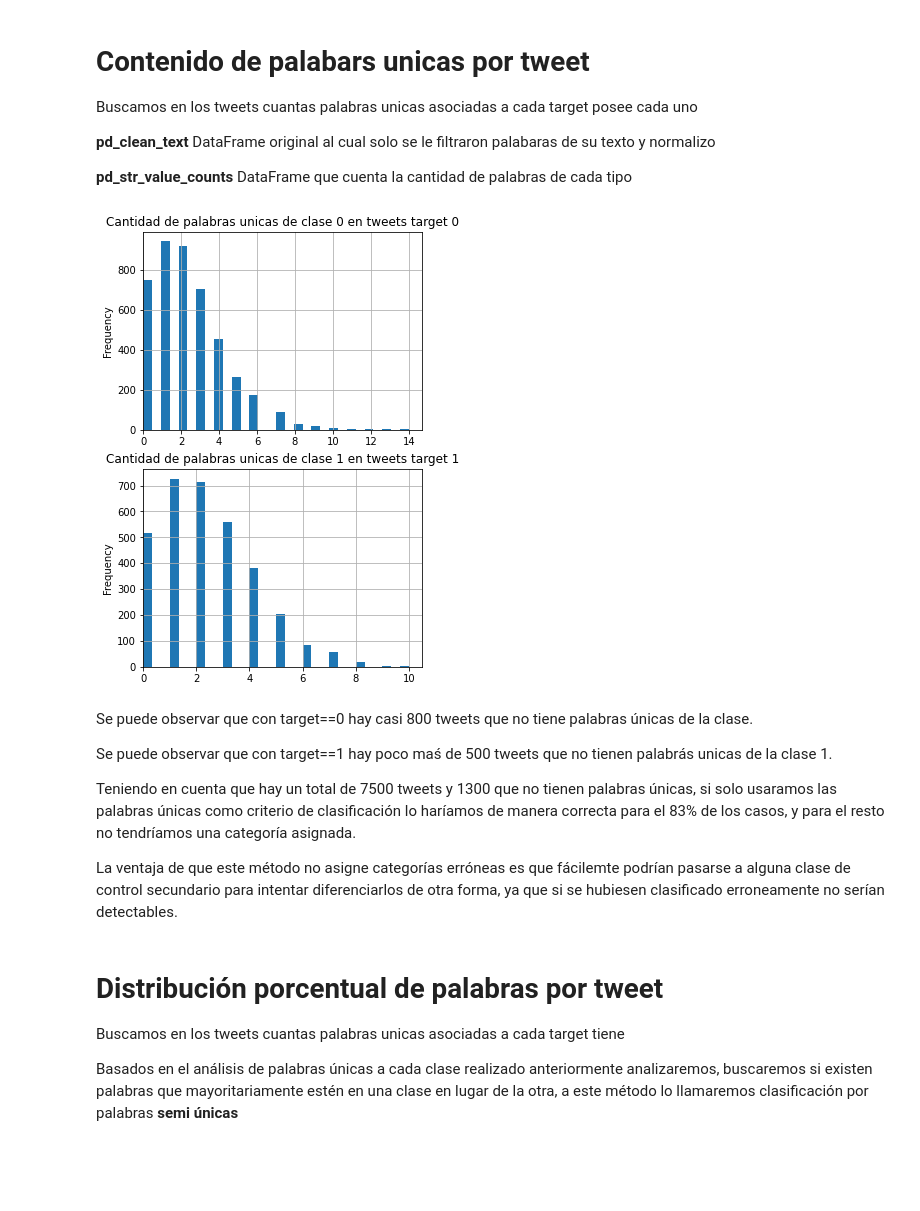
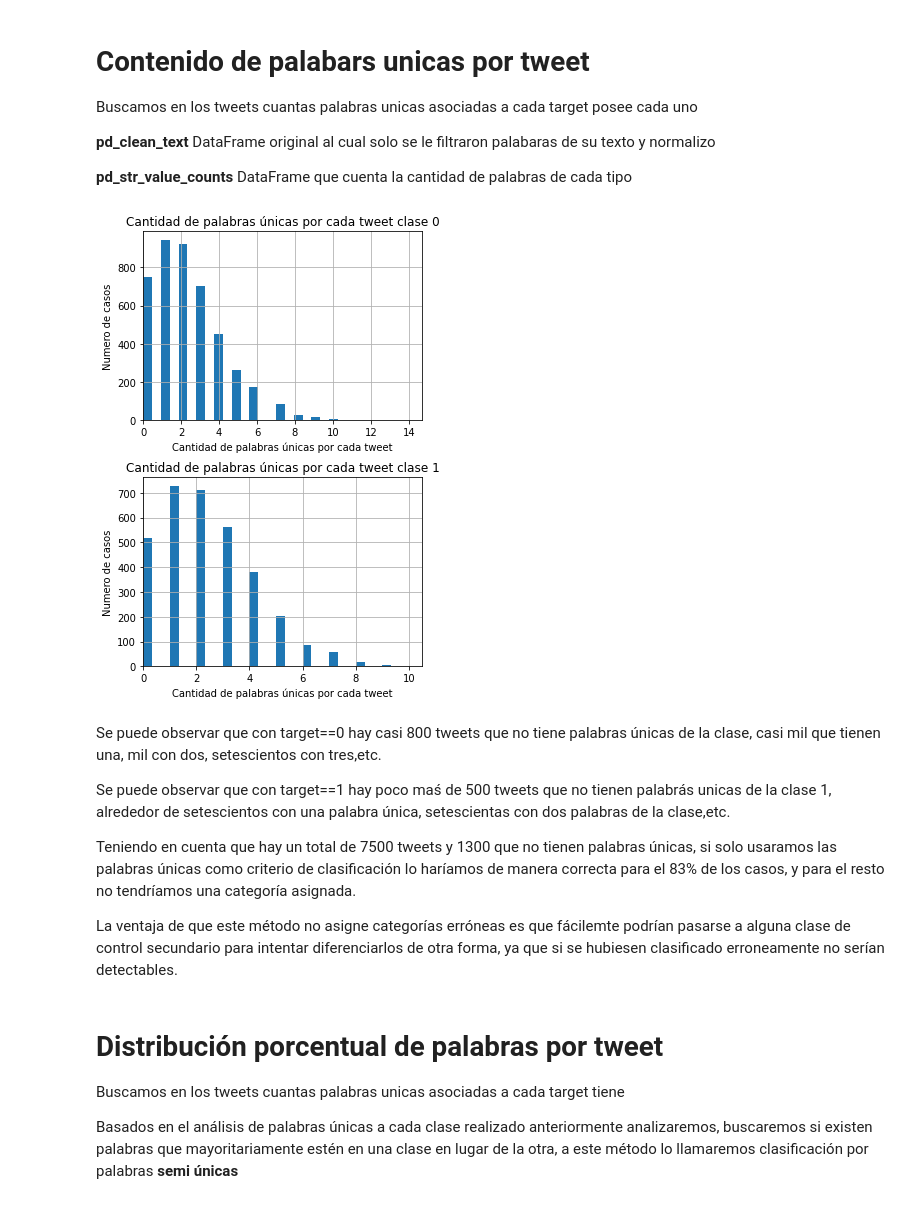
Before and after one commit to maxrinal/nlp-disaster, a Jupyter notebook: FULL.ipynb, the cells around one changed output. Cells and saved outputs as stored; diff of their text form; code cells hidden in the pictures; blank space fills up the shorter version.

```diff
--- a/FULL.ipynb
+++ b/FULL.ipynb
@@ -320,28 +335,32 @@ Buscamos en los tweets cuantas palabras unicas asociadas a cada target posee cad
 # %%
 list_t0_uniq_words = pd_str_value_counts[ (pd_str_value_counts.t1 == 0) ].index
 list_t1_uniq_words = pd_str_value_counts[ (pd_str_value_counts.t0 == 0) ].index
 
 
 fig, axes = plt.subplots(nrows=2, ncols=1)
 
 pd_clean_text[ pd_clean_text.target == 0 ].text\
 .apply( lambda x: len( [a for a in x.split() if a in list_t0_uniq_words]  ) )\
-.plot.hist( ax = axes[0] , bins= 30, alpha=1 , grid=True, title = 'Cantidad de palabras unicas de clase 0 en tweets target 0')
+.plot.hist( ax = axes[0] , bins= 30, alpha=1 , grid=True, title = 'Cantidad de palabras únicas por cada tweet clase 0')
 axes[0].set_xlim(left=0)
+axes[0].set_xlabel('Cantidad de palabras únicas por cada tweet' )
+axes[0].set_ylabel('Numero de casos' )
 
 pd_clean_text[ pd_clean_text.target == 1 ].text\
 .apply( lambda x: len( [a for a in x.split() if a in list_t1_uniq_words]  ) )\
-.plot.hist( ax = axes[1] , bins= 30, alpha=1 , grid=True, title = 'Cantidad de palabras unicas de clase 1 en tweets target 1')
+.plot.hist( ax = axes[1] , bins= 30, alpha=1 , grid=True, title = 'Cantidad de palabras únicas por cada tweet clase 1')
 axes[1].set_xlim(left=0)
+axes[1].set_xlabel('Cantidad de palabras únicas por cada tweet' )
+axes[1].set_ylabel('Numero de casos' )
 
-plt.subplots_adjust(hspace=0.2)
+plt.subplots_adjust(hspace=0.3)
 fig.set_size_inches(5,8)
 # %% [output]
-[figure, old version]
+[figure, new version]
 # %% [markdown]
-Se puede observar que con target==0 hay casi 800 tweets que no tiene palabras únicas de la clase.
+Se puede observar que con target==0 hay casi 800 tweets que no tiene palabras únicas de la clase, casi mil que tienen una, mil con dos, setescientos con tres,etc.
 
-Se puede observar que con target==1 hay poco maś de 500 tweets que no tienen palabrás unicas de la clase 1.
+Se puede observar que con target==1 hay poco maś de 500 tweets que no tienen palabrás unicas de la clase 1, alrededor de setescientos con una palabra única, setescientas con dos palabras de la clase,etc.
 
 Teniendo en cuenta que hay un total de 7500 tweets y 1300 que no tienen palabras únicas, si solo usaramos las palabras únicas como criterio de clasificación lo haríamos de manera correcta para el 83% de los casos, y para el resto no tendríamos una categoría asignada.
 
```
Also changed, not shown: parts of 15 cells of this notebook.
